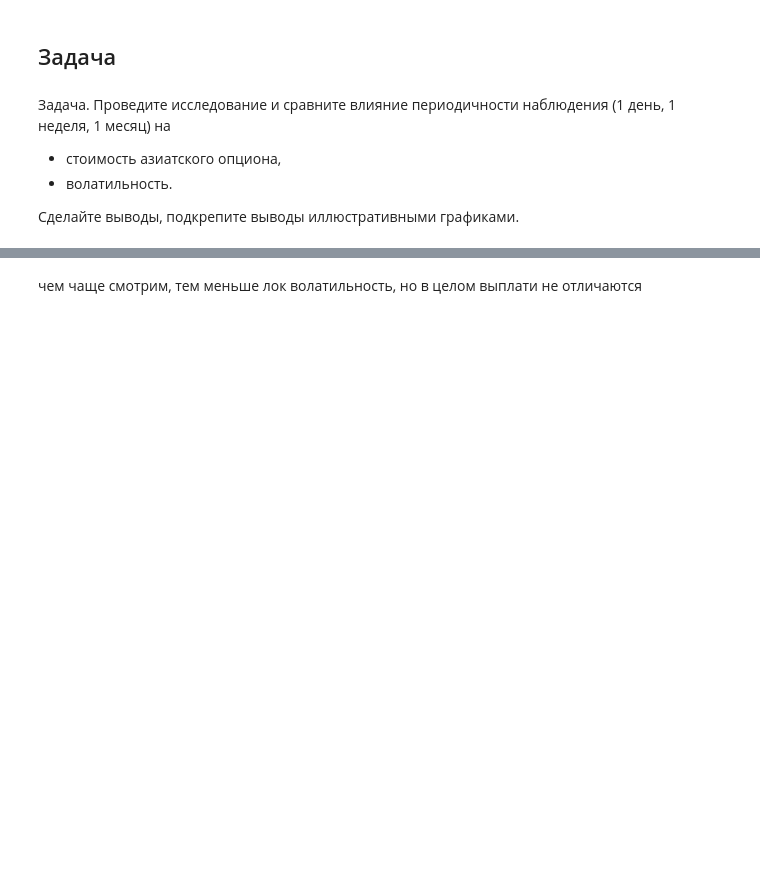
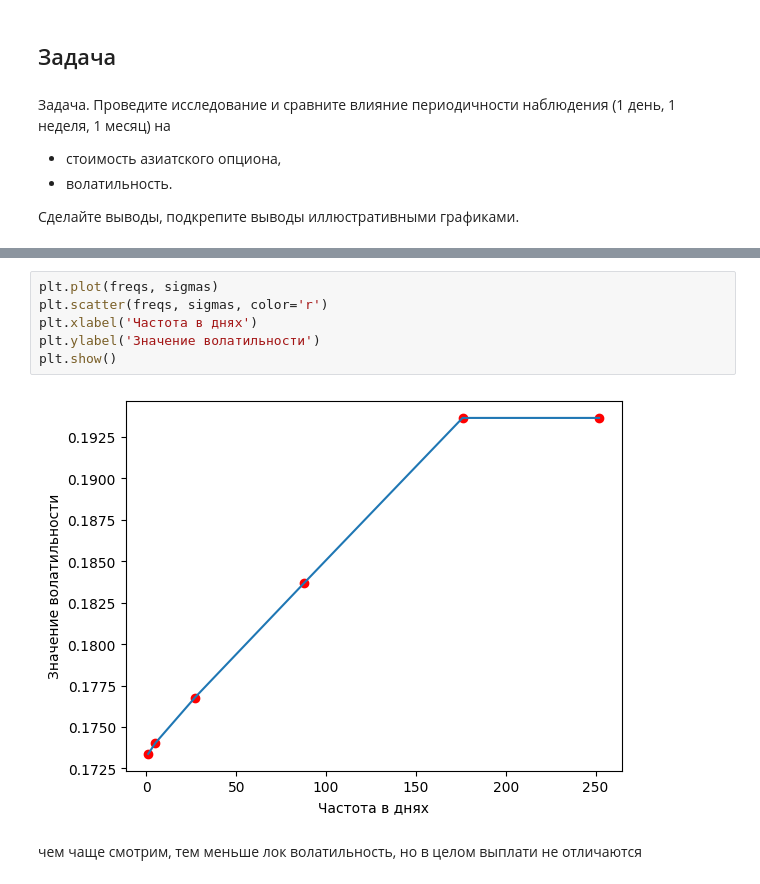
Before and after one commit to Kasymkhankhubiyev/Sirius-Uni, a Jupyter notebook: HybridFinancialInstruments/lab_2c_GSFP.ipynb, the cells around one changed output, grey strips where cells are left out. Cells and saved outputs as stored; diff of their text form; blank space fills up the shorter version.

```diff
--- a/HybridFinancialInstruments/lab_2c_GSFP.ipynb
+++ b/HybridFinancialInstruments/lab_2c_GSFP.ipynb
@@ -188,3 +244,11 @@ print(f'Волатильности: {sigmas}')
+# %%
+plt.plot(freqs, sigmas)
+plt.scatter(freqs, sigmas, color='r')
+plt.xlabel('Частота в днях')
+plt.ylabel('Значение волатильности')
+plt.show()
+# %% [output]
+[figure, added]
 # %% [markdown]
 чем чаще смотрим, тем меньше лок волатильность, но в целом выплати не отличаются
 # %% [markdown]
```
Also changed, not shown: parts of 1 cell of this notebook.
